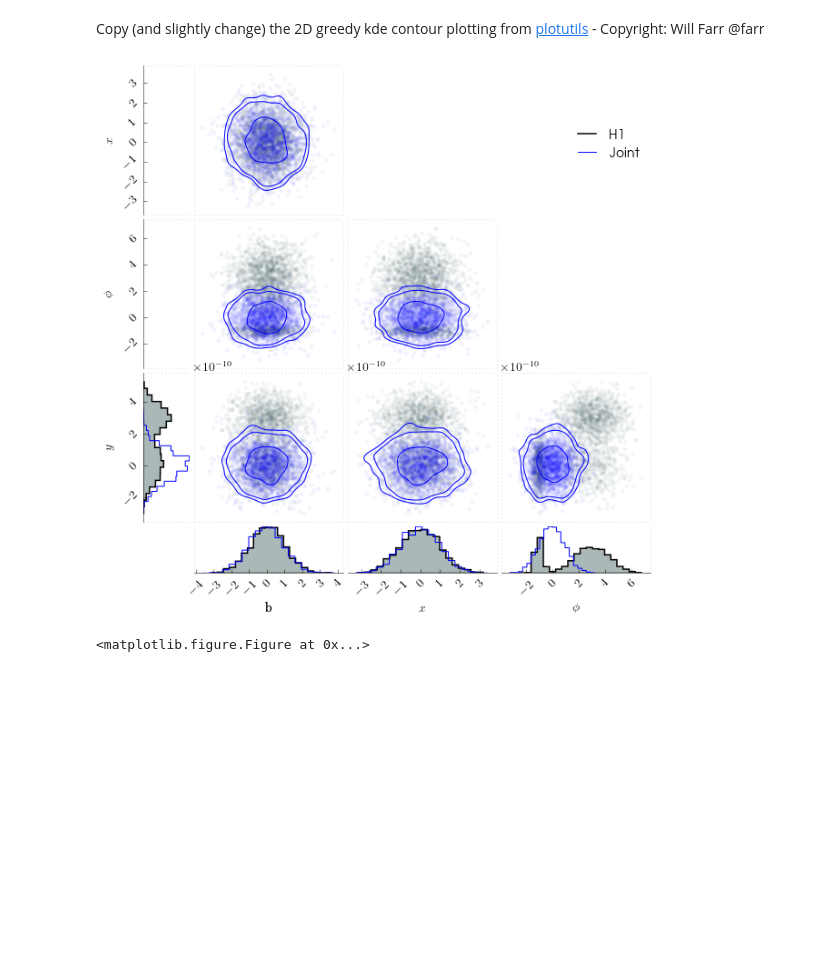
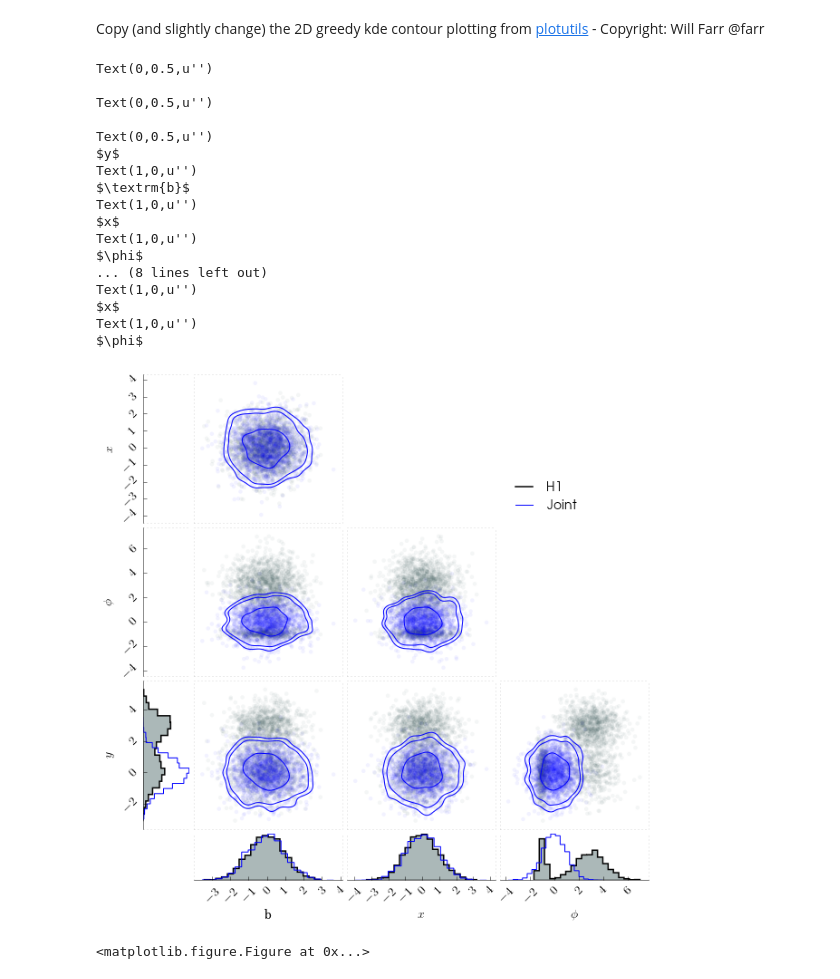
Before and after one commit to mattpitkin/scotchcorner, a Jupyter notebook: newcorner.ipynb, the cells around one changed output. Saved outputs shown, nothing was run; the diff lists cells and outputs as text; code cells hidden in the pictures; blank space fills up the shorter version.

Commit message:
Some fixes to legend positioning, offset MathText still has issues

```diff
--- a/newcorner.ipynb
+++ b/newcorner.ipynb
@@ -16,7 +16,8 @@ mplparams = {
       'font.sans-serif': 'Avant Garde, Helvetica, Computer Modern Sans serif',
       'font.size': 14,
       'legend.fontsize': 'medium',
-      'legend.frameon': False}
+      'legend.frameon': False,
+      'axes.formatter.limits': (-3,4)}
 
 mpl.rcParams.update(mplparams)
 # %%
@@ -44,6 +45,7 @@ x[0:500,2] = -1. + 0.25*np.random.randn(500)
 x[500:2000,2] = 3. + 1.25*np.random.randn(1500)
 x[0:1000, 3] = 1.*np.random.randn(1000)
 x[1000:2000, 3] = 3.+0.75*np.random.randn(1000)
+x[:,0] = x[:,0]*1e-6
 x[:,3] = x[:,3]*1e-10
 #x = np.random.randn(1000, ndims)
 
@@ -88,7 +90,7 @@ class newcorner:
         gs = gridspec.GridSpec(gridsize, gridsize, wspace=0.1, hspace=0.1)
 
         # empty axes to hold any legend information
-        self.legendaxis = f.add_subplot(gs[0:ratio,((self.ndims-1)*ratio+1):(1+(self.ndims)*ratio)])
+        self.legendaxis = f.add_subplot(gs[0:ratio,((self.ndims-2)*ratio+1):(1+(self.ndims-1)*ratio)])
         for loc in ['top', 'right', 'left', 'bottom']:
             self.legendaxis.spines[loc].set_visible(False) # remove borders
         pl.setp(self.legendaxis.get_xticklabels(), visible=False) # remove xtick labels
@@ -190,14 +192,14 @@ class newcorner:
             else:
                 lc = self.hist_kwargs['color']
             self.legend_labels.append(Line2D([], [], linewidth=self.hist_kwargs['linewidth'], color=lc)) # create fake line for legend (to use line rather than a box)
-        self.legendaxis.legend(self.legend_labels, l1, loc='upper right')
+        self.legendaxis.legend(self.legend_labels, l1, loc='lower left')
         if self.labels != None:
             self.histvert[-1].set_ylabel(self.labels[-1])
         for ax in self.histvert:
-            #pl.draw() # force labels to be drawn
             [l.set_rotation(45) for l in ax.get_yticklabels()]
             ax.yaxis.set_major_formatter(ScalarFormatter(useMathText=self.use_math_text))
-            self.format_exponents_in_label_single_ax(ax, 'y')
+            #pl.draw() # force labels to be drawn
+            self.format_exponents_in_label_single_ax(ax.get_yaxis())
 
         if self.showpoints:
             # set default scatter plot kwargs
@@ -232,7 +234,7 @@ class newcorner:
             [l.set_rotation(45) for l in self.histhori[i].get_xticklabels()]
             self.histhori[i].xaxis.set_major_formatter(ScalarFormatter(useMathText=self.use_math_text))
             #pl.draw() # force labels to be drawn
-            self.format_exponents_in_label_single_ax(self.histhori[i], 'x')
+            self.format_exponents_in_label_single_ax(self.histhori[i].get_xaxis())
 
             for j in range(i+1):
                 if labels != None:
@@ -245,6 +247,10 @@ class newcorner:
 
                 if self.showcontours:
                     self.plot_2d_contours(self.jointaxes[jointcount], np.vstack((data[:,j], data[:,i+1])).T)
+
+                # remove any offset text from shared axes caused by the scalar formatter for MathText
+                self.jointaxes[jointcount].xaxis.offsetText.set_visible(False)
+                self.jointaxes[jointcount].yaxis.offsetText.set_visible(False)
 
                 jointcount += 1
 
@@ -358,46 +364,58 @@ class newcorner:
             units = ""
 
         label = old_label.replace("[{}]".format(units), "")
         exponent_text = exponent_text.replace("\\times", "")
         if units == "":
             s = r"{} [{}]".format(label, exponent_text)
         else:
             s = r"{} [{} {}]".format(label, exponent_text, units)
         s = s.replace("-", "\\textrm{-}")
         return s
 
-    def format_exponents_in_label_single_ax(self, ax, axis='both'):
+    def format_exponents_in_label_single_ax(self, ax):
         """ Routine for a single axes instance (by Greg Ashton) """
 
-        axes_instances = []
-        if axis in ['x', 'both']:
-            axes_instances.append(ax.xaxis)
-        if axis in ['y', 'both']:
-            axes_instances.append(ax.yaxis)
-
-        for axi in axes_instances:
-            exponent_text = axi.get_offset_text().get_text()
-            exponent_text = exponent_text.replace("\\mathdefault", "")
-            label = axi.get_label().get_text()
-            axi.offsetText.set_visible(False)
-            axi.set_label_text(self.update_label(label, exponent_text))
+        exponent_text = ax.get_offset_text().get_text()
+        #print(ax.get_offset_text())
+        exponent_text = exponent_text.replace("\\mathdefault", "")
+        label = ax.get_label().get_text()
+        #print(label)
+        ax.offsetText.set_visible(False)
+        ax.set_label_text(self.update_label(label, exponent_text))
 
     def savefig(self, filename):
         self.fig.savefig(filename)
 
     def get_fig(self):
         return self.fig
 
 #histops = {'histtype': 'stepfilled', 'color': 'firebrick', 'edgecolor': 'firebrick', 'linewidth': 1.5, 'alpha': 0.2}
 histops = {'histtype': 'stepfilled', 'color': 'darkslategrey', 'edgecolor': 'black', 'linewidth': 1.5}
 
-
 # create plot
 p = newcorner(x, labels=labels, showlims=showlims, hist_kwargs=histops, legend='H1')
 
 z = np.random.randn(2000,ndims)
+z[:,0] = z[:,0]*1e-6
 z[:,3] = z[:,3]*1e-10
 p.add_data(z, {'histtype': 'step', 'color': 'blue', 'linewidth': 1}, legend='Joint', showcontours=True, contour_kwargs={'colors': 'blue'})
 # %% [output]
+Text(0,0.5,u'')
+
+Text(0,0.5,u'')
+
+Text(0,0.5,u'')
+$y$
+Text(1,0,u'')
+$\textrm{b}$
+Text(1,0,u'')
+$x$
+Text(1,0,u'')
+$\phi$
+... (8 lines left out)
+Text(1,0,u'')
+$x$
+Text(1,0,u'')
+$\phi$
-[figure, old version]
+[figure, new version]
-<matplotlib.figure.Figure at 0x...>
+<matplotlib.figure.Figure at 0x...>
```
